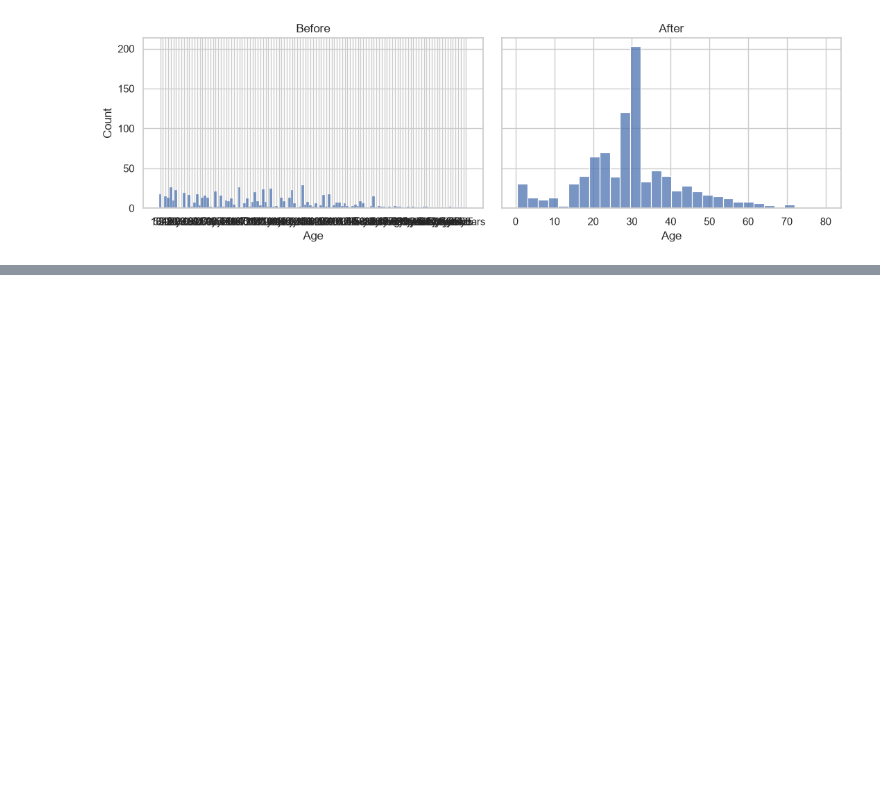
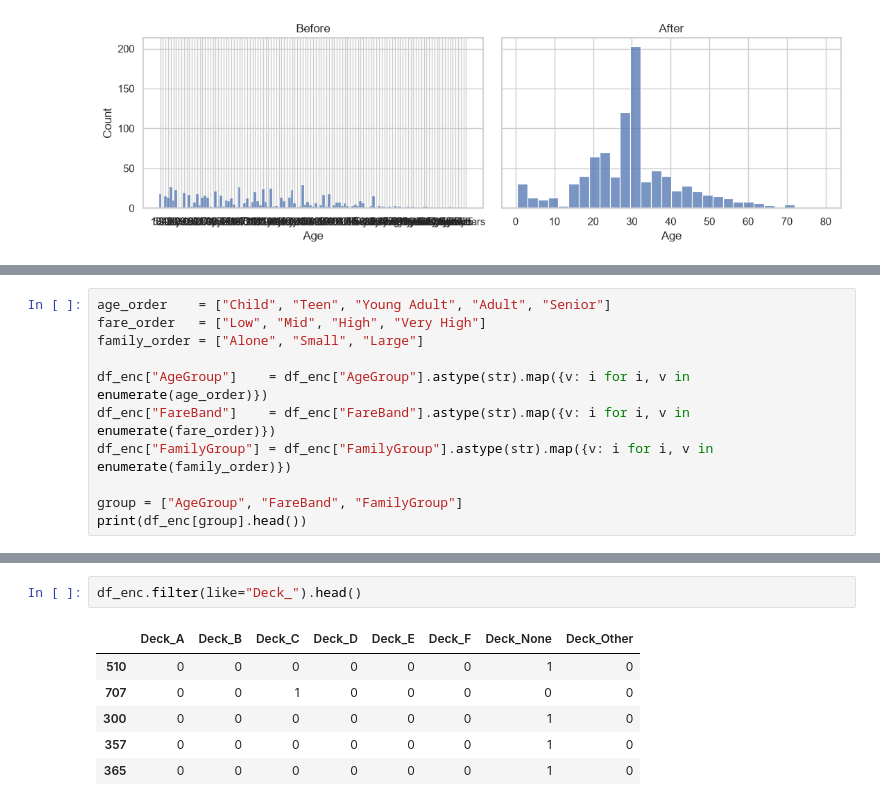
Before and after one commit to dhruv64776477/Titanic-data-analysis, a Jupyter notebook: notebooks/Titanic_Data_Analysis.ipynb, the cells around one changed output, grey strips where cells are left out. Saved outputs shown, nothing was run; the diff lists cells and outputs as text; blank space fills up the shorter version.

```diff
--- a/notebooks/Titanic_Data_Analysis.ipynb
+++ b/notebooks/Titanic_Data_Analysis.ipynb
@@ -464,0 +693,11 @@ plt.tight_layout()
+# %%
+age_order    = ["Child", "Teen", "Young Adult", "Adult", "Senior"]
+fare_order   = ["Low", "Mid", "High", "Very High"]
+family_order = ["Alone", "Small", "Large"]
+
+df_enc["AgeGroup"]    = df_enc["AgeGroup"].astype(str).map({v: i for i, v in enumerate(age_order)})
+df_enc["FareBand"]    = df_enc["FareBand"].astype(str).map({v: i for i, v in enumerate(fare_order)})
+df_enc["FamilyGroup"] = df_enc["FamilyGroup"].astype(str).map({v: i for i, v in enumerate(family_order)})
+
+group = ["AgeGroup", "FareBand", "FamilyGroup"]
+print(df_enc[group].head())
@@ -464,0 +767,9 @@ plt.tight_layout()
+# %%
+df_enc.filter(like="Deck_").head()
+# %% [output]
+|  | Deck_A | Deck_B | Deck_C | Deck_D | Deck_E | Deck_F | Deck_None | Deck_Other |
+| 510 | 0 | 0 | 0 | 0 | 0 | 0 | 1 | 0 |
+| 707 | 0 | 0 | 1 | 0 | 0 | 0 | 0 | 0 |
+| 300 | 0 | 0 | 0 | 0 | 0 | 0 | 1 | 0 |
+| 357 | 0 | 0 | 0 | 0 | 0 | 0 | 1 | 0 |
+| 365 | 0 | 0 | 0 | 0 | 0 | 0 | 1 | 0 |
```
Also changed, not shown: parts of 74 cells of this notebook, 4 other files.
